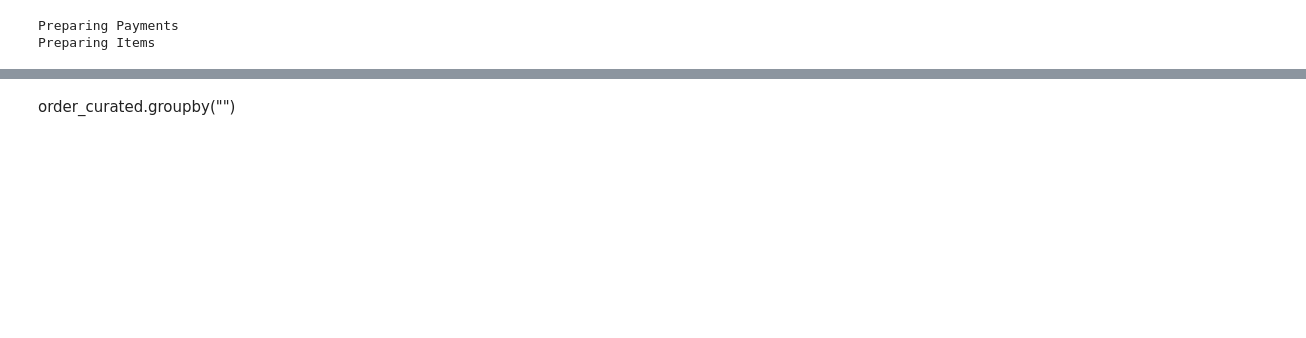
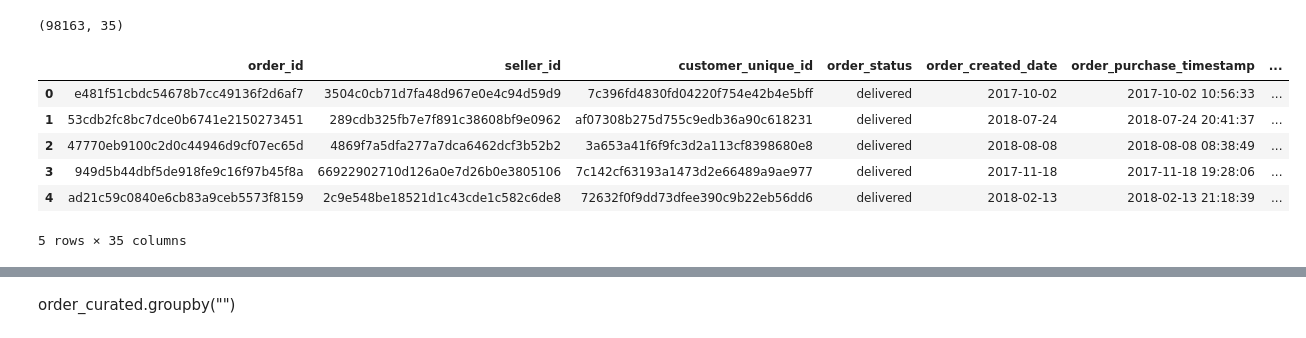
Before and after one commit to slafaurie/ecommerce-pipeline, a Jupyter notebook: dags/curated/orders_lean/notebooks/oop-order-pipeline.ipynb, the cells around one changed output, grey strips where cells are left out. Saved outputs shown, nothing was run; the diff lists cells and outputs as text; code cells hidden in the pictures; blank space fills up the shorter version.

```diff
--- a/dags/curated/orders_lean/notebooks/oop-order-pipeline.ipynb
+++ b/dags/curated/orders_lean/notebooks/oop-order-pipeline.ipynb
@@ -34,5 +34,13 @@ Reading file olist_customers_dataset.parquet from slafaurie-airflow in raw zone
 # %%
-order_curated = OrdersTransformer.curate_orders(orders, payments, items, seller, customer)
+order_curated = OrderLeanTransformer.curate_orders_lean(orders, payments, items, seller, customer)
+print(order_curated.shape)
+order_curated.head()
 # %% [output]
-Preparing Payments
-Preparing Items
+(98163, 35)
+|  | order_id | seller_id | customer_unique_id | order_status | order_created_date | order_purchase_timestamp | ... |
+| 0 | e481f51cbdc54678b7cc49136f2d6af7 | 3504c0cb71d7fa48d967e0e4c94d59d9 | 7c396fd4830fd04220f754e42b4e5bff | delivered | 2017-10-02 | 2017-10-02 10:56:33 | ... |
+| 1 | 53cdb2fc8bc7dce0b6741e2150273451 | 289cdb325fb7e7f891c38608bf9e0962 | af07308b275d755c9edb36a90c618231 | delivered | 2018-07-24 | 2018-07-24 20:41:37 | ... |
+| 2 | 47770eb9100c2d0c44946d9cf07ec65d | 4869f7a5dfa277a7dca6462dcf3b52b2 | 3a653a41f6f9fc3d2a113cf8398680e8 | delivered | 2018-08-08 | 2018-08-08 08:38:49 | ... |
+| 3 | 949d5b44dbf5de918fe9c16f97b45f8a | 66922902710d126a0e7d26b0e3805106 | 7c142cf63193a1473d2e66489a9ae977 | delivered | 2017-11-18 | 2017-11-18 19:28:06 | ... |
+| 4 | ad21c59c0840e6cb83a9ceb5573f8159 | 2c9e548be18521d1c43cde1c582c6de8 | 72632f0f9dd73dfee390c9b22eb56dd6 | delivered | 2018-02-13 | 2018-02-13 21:18:39 | ... |
+5 rows × 35 columns
```
Also changed, not shown: parts of 5 cells of this notebook, 3 other files.
